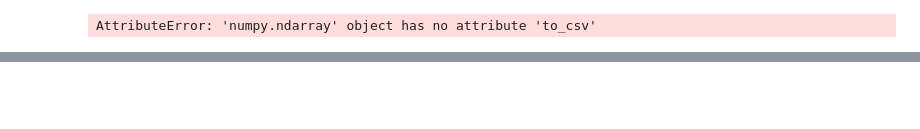
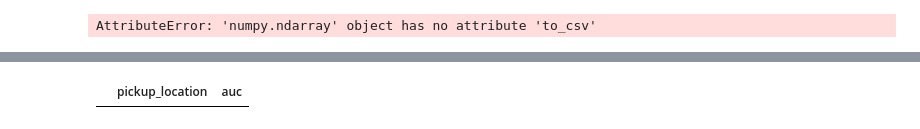
Before and after one commit to mjtv128/705-FinalProject, a Jupyter notebook: snow.ipynb, the cells around one changed output, grey strips where cells are left out. Drawn from its saved outputs; the diff is of its cells as text; code cells hidden in the pictures; blank space fills up the shorter version.

```diff
--- a/snow.ipynb
+++ b/snow.ipynb
@@ -746,0 +789,13 @@ AttributeError: 'numpy.ndarray' object has no attribute 'to_csv'
+# %%
+temp = pd.read_csv("15_modified_data/test_data.csv")
+communities = list(temp["pickup_community_name"].unique())
+aucs = []
+for i in communities:
+    community = f"pickup_community_name_{i}"
+    temp_X = test_X[test_X[community] == 1]
+    temp_y = test_y[test_X[community] == 1]
+    if len(temp_y.unique()) == 1:
+        aucs.append(np.nan)
+    else:
+        auc = metrics.roc_auc_score(temp_y, log.predict_proba(temp_X)[:,1])
+        aucs.append(auc)
@@ -746,0 +822,9 @@ AttributeError: 'numpy.ndarray' object has no attribute 'to_csv'
+# %%
+data = {'pickup':communities,
+        'aucs':aucs}
+# %%
+df = pd.DataFrame(data, columns = ['pickup_location', 'auc'])
+# %%
+df.head()
+# %% [output]
+|  | pickup_location | auc |
```
Also changed, not shown: parts of 14 cells of this notebook, 1 other file.
